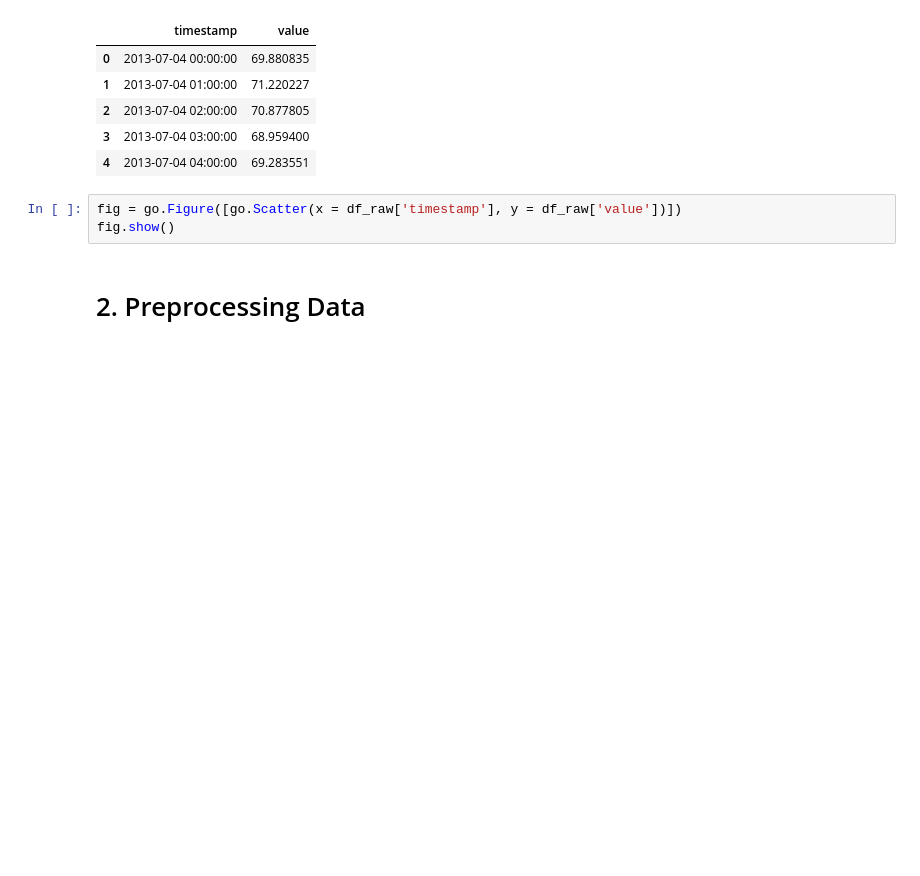
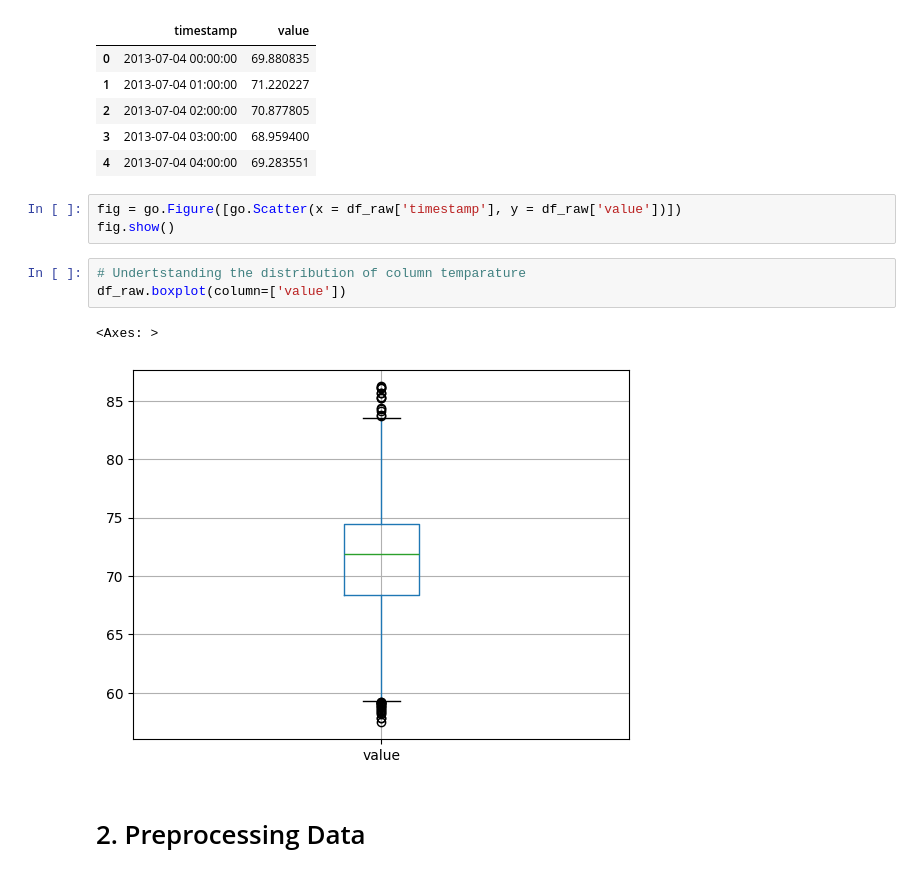
Before and after one commit to spouli/Thesis_Anomaly_Detection, a Jupyter notebook: Preprocessing.ipynb, the cells around one changed output. Cells and saved outputs as stored; diff of their text form; blank space fills up the shorter version.

```diff
--- a/Preprocessing.ipynb
+++ b/Preprocessing.ipynb
@@ -49,6 +49,12 @@ None
 # %%
 fig = go.Figure([go.Scatter(x = df_raw['timestamp'], y = df_raw['value'])])
 fig.show()
+# %%
+# Undertstanding the distribution of column temparature
+df_raw.boxplot(column=['value'])
+# %% [output]
+<Axes: >
+[figure, added]
 # %% [markdown]
 # 2. Preprocessing Data
 # %% [markdown]
```
Also changed, not shown: 2 other files.
